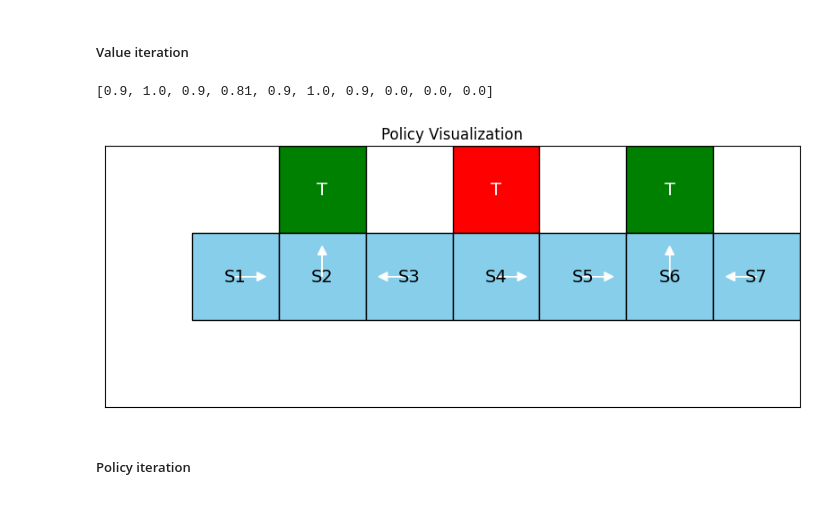
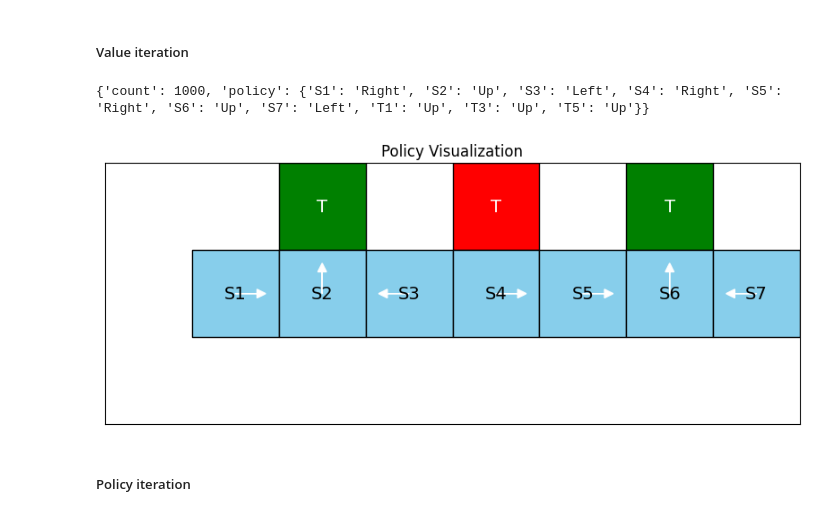
Before and after one commit to maj2idfar/Interactive-Learning-Course-Projects, a Jupyter notebook: 2_MDP_and_Dynamic_Programming/2_MDP_and_Dynamic_Programming.ipynb, the cells around one changed output. Saved outputs shown, nothing was run; the diff lists cells and outputs as text; code cells hidden in the pictures.

```diff
--- a/2_MDP_and_Dynamic_Programming/2_MDP_and_Dynamic_Programming.ipynb
+++ b/2_MDP_and_Dynamic_Programming/2_MDP_and_Dynamic_Programming.ipynb
@@ -690,7 +909,7 @@ state_positions = {
 }
 
 # Create a function to plot the custom grid with actions
-def plot_custom_grid(policy: callable, state_positions, states, actions):
+def plot_custom_grid(policy, state_positions, states, actions):
     fig, ax = plt.subplots(figsize=(10, 4))
 
     # Set bounds of the plot (limits)
@@ -708,18 +927,13 @@ def plot_custom_grid(policy: callable, state_positions, states, actions):
     # Plot the bottom row regular states
     bottom_states = {"S1": (0, 0), "S2": (1, 0), "S3": (2, 0), "S4": (3, 0), "S5": (4, 0), "S6": (5, 0), "S7": (6, 0)}
 
-    state_actions = {}
-
-    for state in states:
-        state_actions[state] = policy(state, actions)
-
     for state_key, position in bottom_states.items():
         state_name = state_key   # Handle state names (like "S4_2" -> "S4")
         ax.add_patch(plt.Rectangle(position, 1, 1, facecolor='skyblue', edgecolor='black'))
         ax.text(position[0] + 0.5, position[1] + 0.5, state_name, color='black', fontsize=14, ha='center', va='center')
 
         # Plot the action arrows according to the policy
-        action = state_actions[state_name]
+        action = policy[state_name]
         dx, dy = action_to_vector[action]
 
         # Plot the action arrow for the state
@@ -732,8 +946,6 @@ def plot_custom_grid(policy: callable, state_positions, states, actions):
     plt.grid(False)
     plt.gca().set_aspect('equal', adjustable='box')
     plt.show()
-
-    return state_actions
 # %% [markdown]
 ##### MDP
 # %%
@@ -797,17 +1009,3 @@ transition_func = {
 mdp = MDP(states, actions, reward_func, transition_func, discount_factor)
 # %% [markdown]
 ##### Value iteration
-# %%
-vi_values = TabularValueFunction()
-
-vi_max_iter = 1000
-
-time_start = time()
-vi_iter = ValueIteration(mdp, vi_values).value_iteration(max_iterations=vi_max_iter)
-time_end = time()
-
-vi_time = time_end - time_start
-
-print(vi_values.get_values(states))
-# %% [output]
-[0.9, 1.0, 0.9, 0.81, 0.9, 1.0, 0.9, 0.0, 0.0, 0.0]
@@ -816,9 +1012,30 @@ vi_policy = ValuePolicy(mdp, vi_values)
-# %%
-# for state in states:
-#     print(f"{state}: {vi_policy.select_action(state, actions)}")
-
-vi_policy = plot_custom_grid(vi_policy.select_action, state_positions, states, actions)
-# %% [output]
-[figure, removed]
+# %%
+iters = 1000
+vi_policies = {}
+vi_times = 0
+
+for i in range(iters):
+    time_start = time()
+    _, policy = value_iteration(mdp)
+    time_end = time()
+
+    policy_str = policy.__str__()
+
+    if policy_str not in vi_policies:
+        vi_policies[policy_str] = {'count': 1, 'policy': policy}
+    else:
+        vi_policies[policy_str]['count'] += 1
+
+    vi_time = time_end - time_start
+    vi_times += vi_time
+
+vi_times /= iters
+# %%
+for policy in vi_policies:
+    print(vi_policies[policy])
+    plot_custom_grid(vi_policies[policy]['policy'], state_positions, states, actions)
+# %% [output]
+{'count': 1000, 'policy': {'S1': 'Right', 'S2': 'Up', 'S3': 'Left', 'S4': 'Right', 'S5': 'Right', 'S6': 'Up', 'S7': 'Left', 'T1': 'Up', 'T3': 'Up', 'T5': 'Up'}}
+[figure, added]
 # %% [markdown]
 ##### Policy iteration
```
Also changed, not shown: parts of 29 cells of this notebook.
